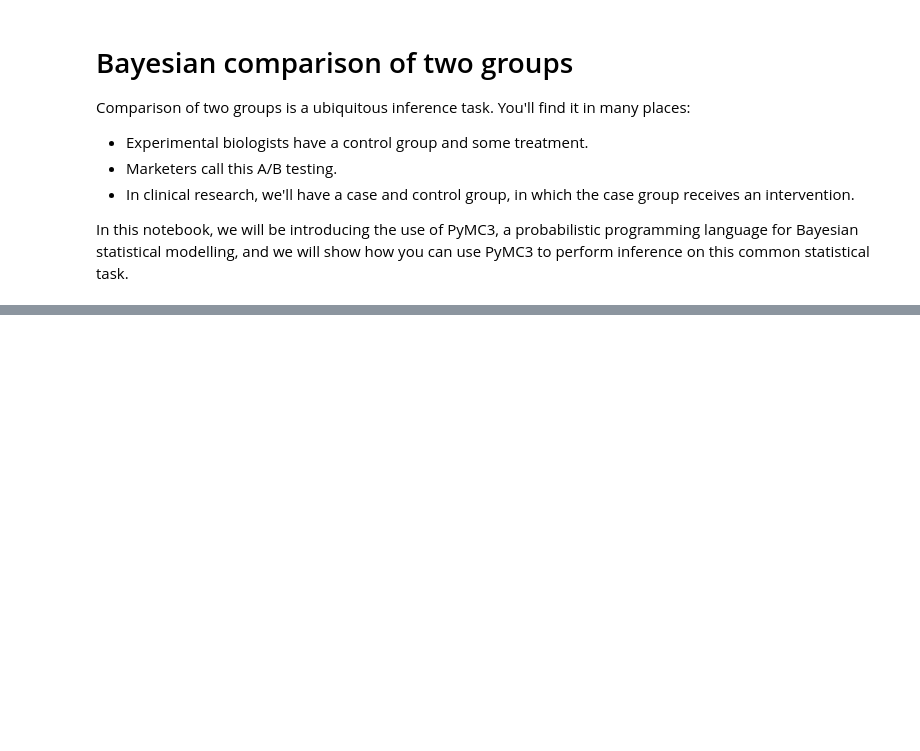
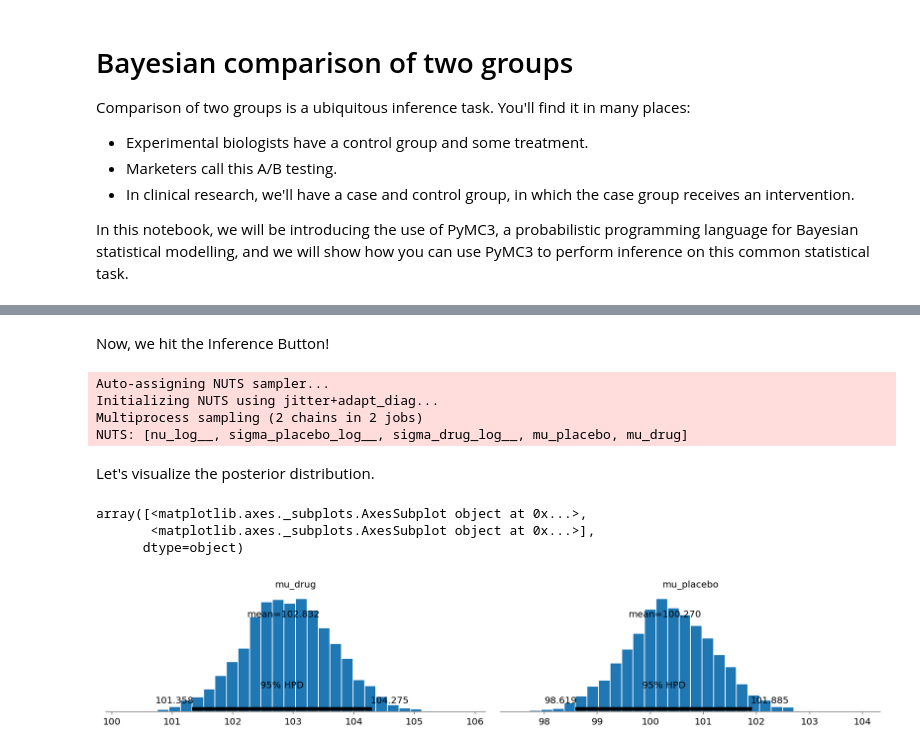
Before and after one commit to ericmjl/bayesian-stats-modelling-tutorial, a Jupyter notebook: notebooks/03-two-group-comparison.ipynb, the cells around one changed output, grey strips where cells are left out. Drawn from its saved outputs; the diff is of its cells as text; code cells hidden in the pictures; blank space fills up the shorter version.

```diff
--- a/notebooks/03-two-group-comparison.ipynb
+++ b/notebooks/03-two-group-comparison.ipynb
@@ -10,0 +141,52 @@ In this notebook, we will be introducing the use of PyMC3, a probabilistic progr
+# %%
+with pm.Model() as kruschke_model:
+
+    # Prior for drug-treated IQ mean.
+    mu_drug = pm.Normal('mu_drug', mu=0, sd=100**2)
+    # Prior for placebo-treated IQ mean.
+    mu_placebo = pm.Normal('mu_placebo', mu=0, sd=100**2)
+
+    # Prior for drug treated IQ standard deviation.
+    sigma_drug = pm.HalfCauchy('sigma_drug', beta=100)
+    # Prior for placebo treated IQ standard deviation.
+    sigma_placebo = pm.HalfCauchy('sigma_placebo', beta=100)
+
+    # Prior for nuisance parameter. Adding a small positive number
+    # guarantees that we never get nu == 0 by accident
+    # (e.g. through rounding error).
+    nu = pm.Exponential('nu', lam=1/29) + 1
+
+    # Likelihood function for the drug-treated participants' IQ.
+    drug_like = pm.StudentT('drug', nu=nu, mu=mu_drug,
+                            sd=sigma_drug, observed=df[drug_filter]['iq'])
+
+    # Likelihood function for the placebo-treated participants' IQ.
+    placebo_like = pm.StudentT('placebo', nu=nu, mu=mu_placebo,
+                               sd=sigma_placebo, observed=df[placebo_filter]['iq'])
+
+    # Calculate the effect size and its uncertainty.
+    diff_means = pm.Deterministic('diff_means', mu_drug - mu_placebo)
+    pooled_sd = pm.Deterministic('pooled_sd',
+                                 np.sqrt(np.power(sigma_drug, 2) +
+                                         np.power(sigma_placebo, 2) / 2))
+    effect_size = pm.Deterministic('effect_size',
+                                   diff_means / pooled_sd)
+# %% [markdown]
+Now, we hit the Inference Button!
+# %%
+with kruschke_model:
+    trace = pm.sample(2000)
+# %% [output]
+Auto-assigning NUTS sampler...
+Initializing NUTS using jitter+adapt_diag...
+Multiprocess sampling (2 chains in 2 jobs)
+NUTS: [nu_log__, sigma_placebo_log__, sigma_drug_log__, mu_placebo, mu_drug]
+# %% [markdown]
+Let's visualize the posterior distribution.
+# %%
+pm.plot_posterior(trace, varnames=['mu_drug', 'mu_placebo'])
+# %% [output]
+array([<matplotlib.axes._subplots.AxesSubplot object at 0x...>,
+       <matplotlib.axes._subplots.AxesSubplot object at 0x...>],
+      dtype=object)
+[figure, added]
```
Also changed, not shown: parts of 24 cells of this notebook, 2 other files.
